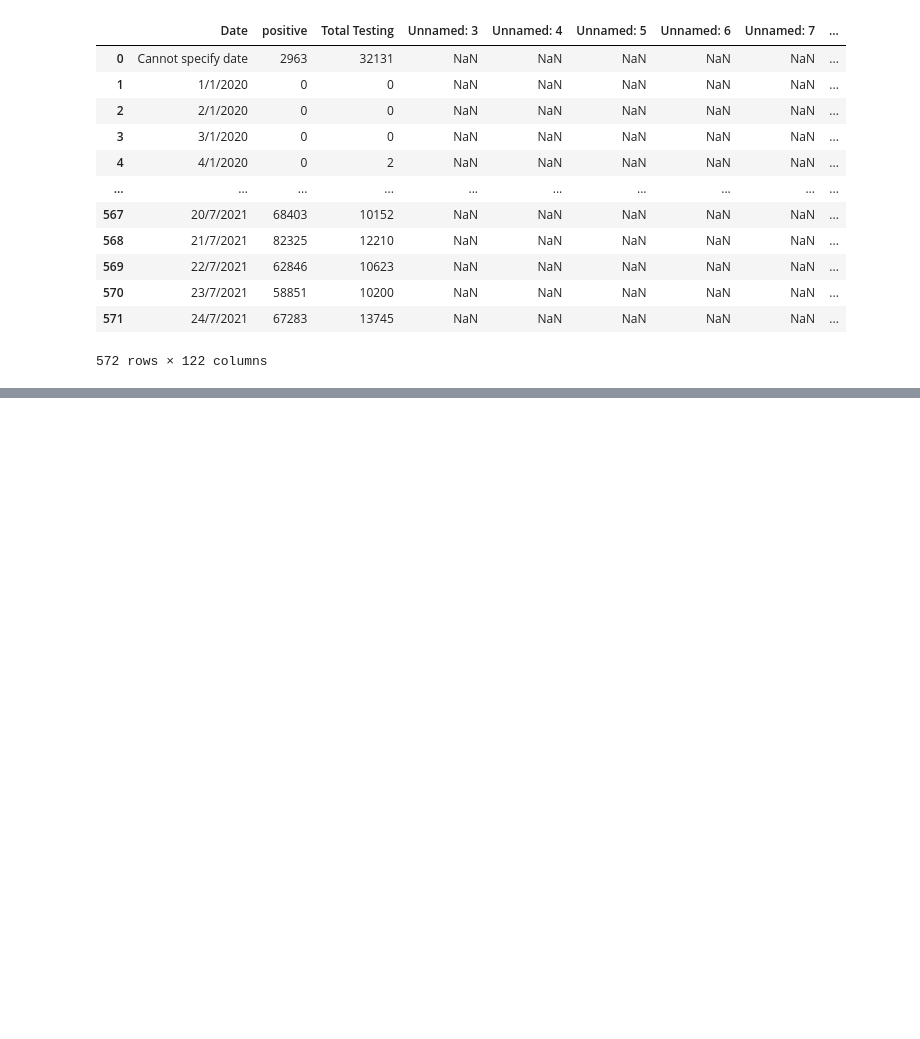
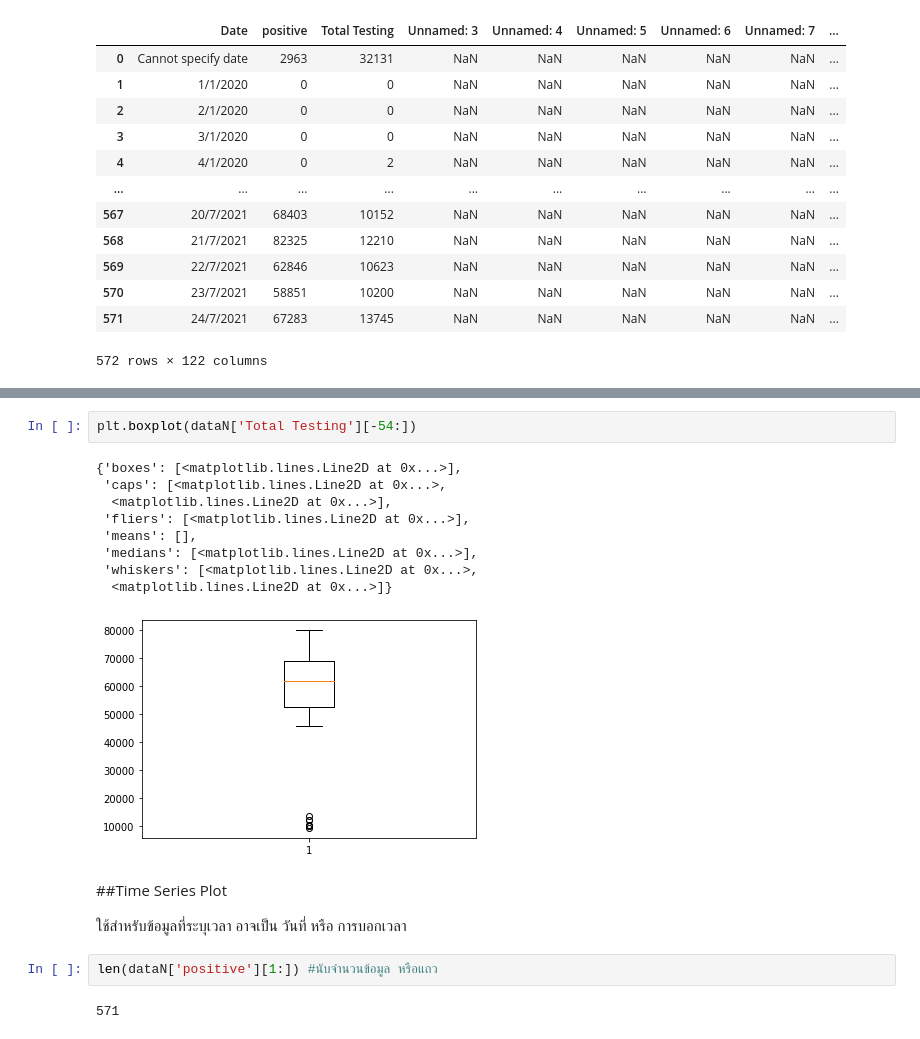
Before and after one commit to 623020514-5/DWDM21, a Jupyter notebook: Data102(Chapter2).ipynb, the cells around one changed output, grey strips where cells are left out. Cells and saved outputs as stored; diff of their text form; blank space fills up the shorter version.

```diff
--- a/Data102(Chapter2).ipynb
+++ b/Data102(Chapter2).ipynb
@@ -30,0 +223,20 @@ data
+# %%
+plt.boxplot(dataN['Total Testing'][-54:])
+# %% [output]
+{'boxes': [<matplotlib.lines.Line2D at 0x...>],
+ 'caps': [<matplotlib.lines.Line2D at 0x...>,
+  <matplotlib.lines.Line2D at 0x...>],
+ 'fliers': [<matplotlib.lines.Line2D at 0x...>],
+ 'means': [],
+ 'medians': [<matplotlib.lines.Line2D at 0x...>],
+ 'whiskers': [<matplotlib.lines.Line2D at 0x...>,
+  <matplotlib.lines.Line2D at 0x...>]}
+[figure, added]
+# %% [markdown]
+##Time Series Plot
+
+ใช้สำหรับข้อมูลที่ระบุเวลา อาจเป็น วันที่ หรือ การบอกเวลา
+# %%
+len(dataN['positive'][1:]) #นับจำนวนข้อมูล หรือแถว
+# %% [output]
+571
```
Also changed, not shown: parts of 28 cells of this notebook.
